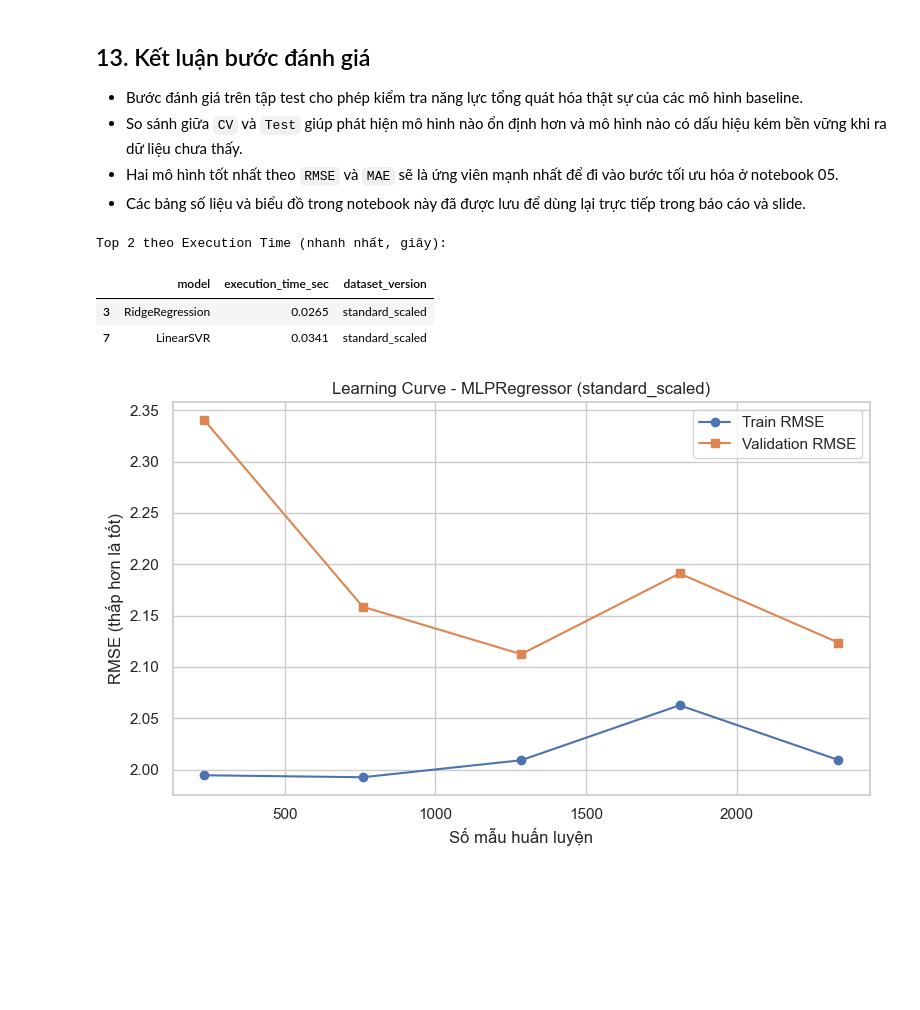
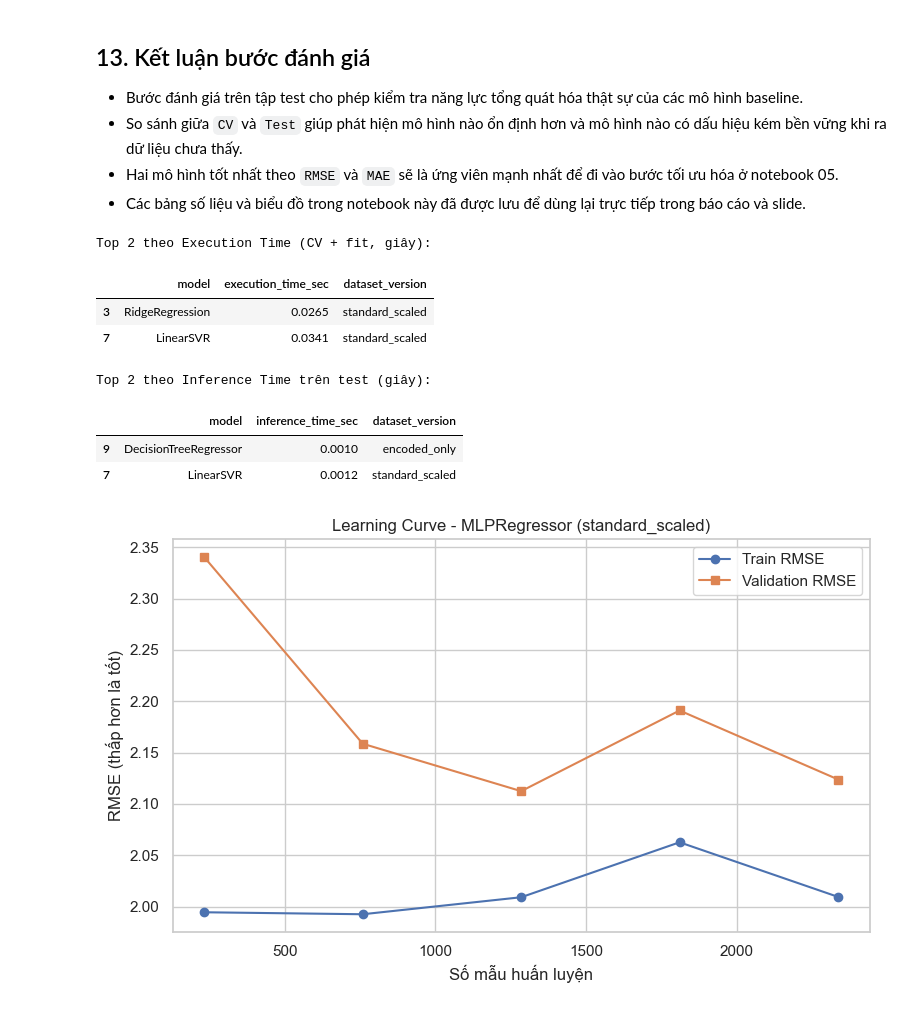
Before and after one commit to Gtvkun-ai/TNTT_Repo_Abalone6, a Jupyter notebook: AbaloneAge/notebooks/04_danh_gia_mo_hinh.ipynb, the cells around one changed output. Drawn from its saved outputs; the diff is of its cells as text; code cells hidden in the pictures; blank space fills up the shorter version.

Commit message:
Nhom06/AbaloneAge/Notebook4TachExecutionTimevaInferenceTimeTrenTest_Notebook05FixLogicOOF,CV

```diff
--- a/AbaloneAge/notebooks/04_danh_gia_mo_hinh.ipynb
+++ b/AbaloneAge/notebooks/04_danh_gia_mo_hinh.ipynb
@@ -352,20 +353,25 @@ print('Đã lưu toàn bộ kết quả đánh giá trên tập test.')
 - Hai mô hình tốt nhất theo `RMSE` và `MAE` sẽ là ứng viên mạnh nhất để đi vào bước tối ưu hóa ở notebook 05.
 - Các bảng số liệu và biểu đồ trong notebook này đã được lưu để dùng lại trực tiếp trong báo cáo và slide.
 # %%
-# Top 2 mô hình theo Execution Time (thời gian chạy nhanh nhất trên test)
+# Top 2 mô hình theo Execution Time (CV + fit) và Inference Time trên test
 
-top2_time = comparison_df.nsmallest(2, 'execution_time_sec')[['model', 'execution_time_sec', 'dataset_version']]
+top2_execution = comparison_df.nsmallest(2, 'execution_time_sec')[['model', 'execution_time_sec', 'dataset_version']]
+top2_inference = comparison_df.nsmallest(2, 'inference_time_sec')[['model', 'inference_time_sec', 'dataset_version']]
 
+print('Top 2 theo Execution Time (CV + fit, giây):')
+display(top2_execution.round(4))
 
-
-print('Top 2 theo Execution Time (nhanh nhất, giây):')
-
-display(top2_time.round(4))
+print('Top 2 theo Inference Time trên test (giây):')
+display(top2_inference.round(4))
 # %% [output]
-Top 2 theo Execution Time (nhanh nhất, giây):
+Top 2 theo Execution Time (CV + fit, giây):
 |  | model | execution_time_sec | dataset_version |
 | 3 | RidgeRegression | 0.0265 | standard_scaled |
 | 7 | LinearSVR | 0.0341 | standard_scaled |
+Top 2 theo Inference Time trên test (giây):
+|  | model | inference_time_sec | dataset_version |
+| 9 | DecisionTreeRegressor | 0.0010 | encoded_only |
+| 7 | LinearSVR | 0.0012 | standard_scaled |
 # %%
 
 from sklearn.model_selection import learning_curve
```
Also changed, not shown: parts of 2 cells of this notebook, 4 other files.
